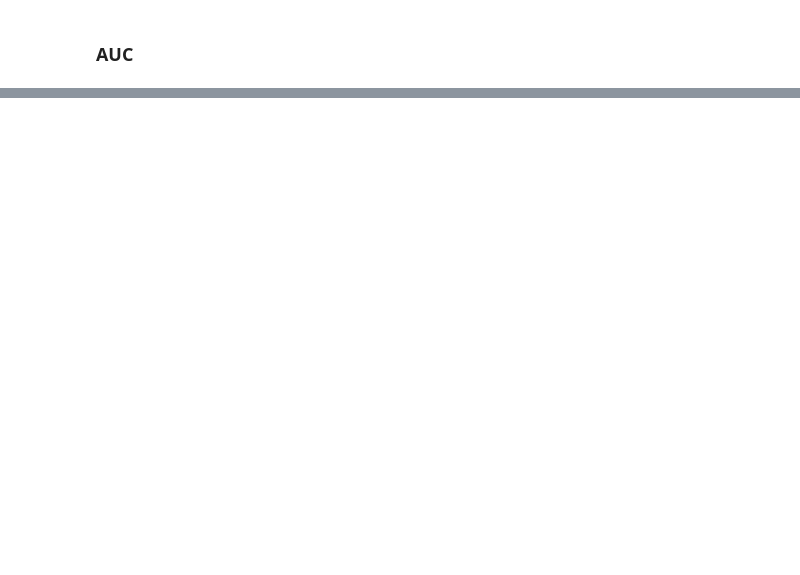
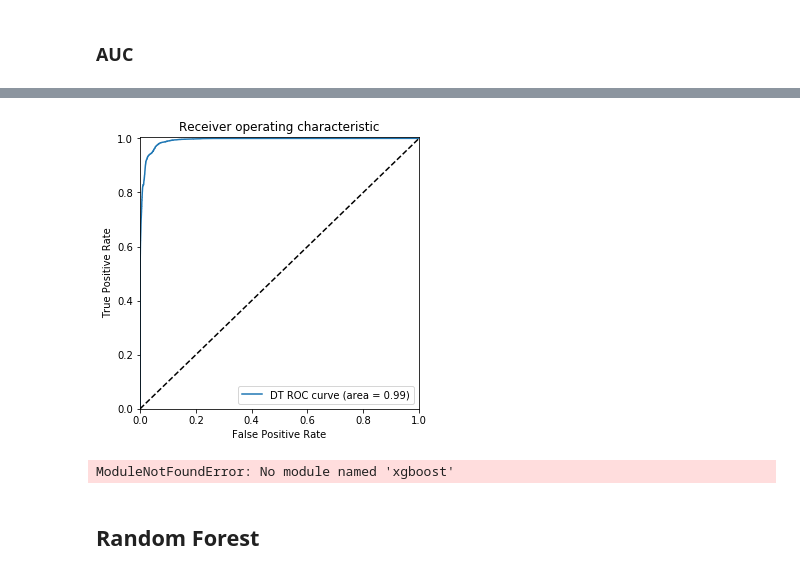
Before and after one commit to crystalxs/Human-or-Robot, a Jupyter notebook: final_project_checkin.ipynb, the cells around one changed output, grey strips where cells are left out. Cells and saved outputs as stored; diff of their text form; code cells hidden in the pictures; blank space fills up the shorter version.

```diff
--- a/final_project_checkin.ipynb
+++ b/final_project_checkin.ipynb
@@ -325,0 +425,5 @@ plt.show()
+# %%
+from sklearn.ensemble import GradientBoostingClassifier
+clf = GradientBoostingClassifier(n_estimators=50,max_depth=3,max_features='sqrt',
+                                 max_leaf_nodes=10)
+clf.fit(X_train, y_train)
@@ -325,0 +455,5 @@ plt.show()
+# %%
+y_dt_pred = clf.predict(X_test)
+y_dt_score = clf.predict_proba(X_test)[:,1]
+from sklearn.metrics import accuracy_score
+print(f"Decision Tree Accuracy: {accuracy_score(y_dt_pred, y_test):.3f}")
@@ -325,0 +473,28 @@ plt.show()
+# %%
+# Plot ROC in one graph
+fpr_dt, tpr_dt, _dt = roc_curve(y_test, y_dt_score)
+roc_dt_auc = auc(fpr_dt, tpr_dt)
+
+plt.figure(figsize=(5,5))
+plt.plot(fpr_dt, tpr_dt, label='DT ROC curve (area = %0.2f)' % roc_dt_auc)
+plt.plot([0, 1], [0, 1], 'k--')
+plt.xlim([0.0, 1.0])
+plt.ylim([0.0, 1.005])
+plt.xlabel('False Positive Rate')
+plt.ylabel('True Positive Rate')
+plt.title('Receiver operating characteristic')
+plt.legend(loc="lower right")
+plt.show()
+# %% [output]
+[figure, added]
+# %%
+from xgboost import XGBClassifier
+from xgboost import plot_tree
+import matplotlib.pyplot as plt
+model = XGBClassifier()
+model.fit(X_train, y_train)
+plot_tree(clf, num_trees=0, rankdir='LR')
+# %% [output]
+ModuleNotFoundError: No module named 'xgboost'
+# %% [markdown]
+## Random Forest
```
Also changed, not shown: parts of 26 cells of this notebook.
